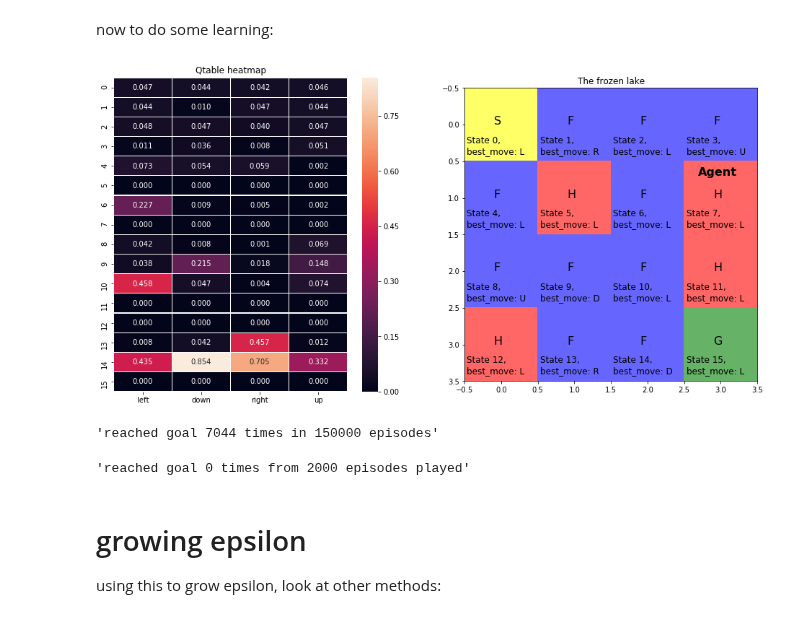
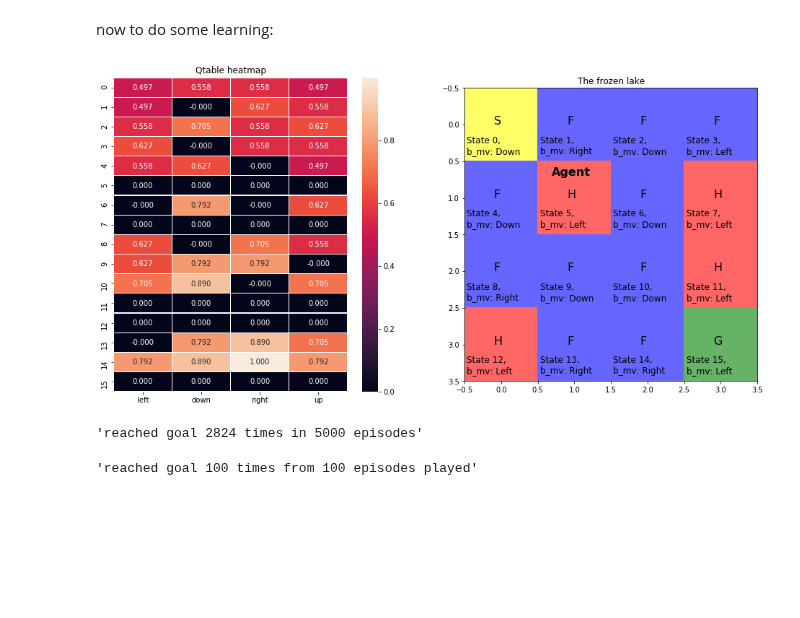
Before and after one commit to khalido/starai, a Jupyter notebook: notebooks/frozenlake.ipynb, the cells around one changed output. Cells and saved outputs as stored; diff of their text form; code cells hidden in the pictures; blank space fills up the shorter version.

Commit message:
solved non slippery frozen lake, todo: solve slippery version

```diff
--- a/notebooks/frozenlake.ipynb
+++ b/notebooks/frozenlake.ipynb
@@ -45,5 +56,5 @@ Lets make the environment and take a look at it:
 # %%
-env = gym.make('FrozenLake-v0')
+env = gym.make('FrozenLakeNotSlippery-v0')
 print(env.action_space, env.observation_space, env.reward_range)
 env.render()
 # %% [output]
@@ -63,7 +74,7 @@ direction = {0:"Left", 1: "Down", 2: "Right", 3: "Up"}
 env.render()
 sleep(0.3)
 
-for action in [1,1,1]:
+for action in [0,0,0]:
     observation, reward, done, info = env.step(action)
     clear_output(wait=True)
     env.render()
@@ -124,7 +136,6 @@ def viz(agent_state=0, lake=lake_4x4):
                 annot=True, fmt=".3f",
                 xticklabels="left down right up".split())
     ax1.set_title("Qtable heatmap")
-    clear_output(wait=True)
 
     # show the grid
 
@@ -145,10 +156,11 @@ def viz(agent_state=0, lake=lake_4x4):
                 ax2.annotate("Agent", xy=(char_num-0.31, row_num-0.3), fontsize=16, weight="bold")
 
             ax2.annotate(char, xy=(char_num-0.1, row_num), fontsize=16)
-            best_move = mv[np.argmax(qtable[state])]
-            ax2.annotate(f"State {state}, \nbest_move: {best_move}",
+            best_move = direction[np.argmax(qtable[state])]
+            ax2.annotate(f"State {state}, \nb_mv: {best_move}",
                          xy=(char_num-0.47, row_num+0.4), fontsize=12)
 
+    clear_output(wait=True)
     plt.show()
 
 viz()
@@ -161,56 +173,77 @@ now moving on to the function to update the q table after our agent takes a move
 
 The parameters:
 # %%
-episodes = 150000
-epsilon=0.8 # our max epsilon value, fix this so it increases slowly
-alpha = 0.81 # the learning rate
-gamma = 0.91 # the discount rate
+episodes = 5000
+epsilon = 0.8 # our max epsilon value, fix this so it increases slowly
+alpha = 0.75  # the learning rate
+gamma = 0.89  # the discount rate
 # %% [markdown]
 now to do some learning:
 # %%
 qtable = np.zeros((env.observation_space.n, env.action_space.n))
 
 def learn_greedy(episodes=episodes, show=False):
     """moves agent, updates qtable"""
 
     rate = 10 / episodes  # the rate at which to increase epsilon
     reached_goal = 0
 
     for i in range(episodes):
         state = env.reset()  # reset for each episode
         done = False
         ep = epsilon - epsilon * 1/(1 + rate*i) # grow epsilon from zero to max
 
         while not done:
             if np.random.random() < ep:
-                action = np.argmax(qtable[state])
+                if np.min(qtable[state]) == np.max(qtable[state]):
+                    action = env.action_space.sample()
+                else:
+                    action = np.argmax(qtable[state])
             else:
                 action = env.action_space.sample() # move in a random direction
 
             new_state, reward, done, info = env.step(action) # moved the agent
 
-            # update q table
-            qtable[state, action] += alpha * (reward + gamma * np.max(qtable[new_state])
-                                  - qtable[state, action])
+            # adding a small negative to the reward to compensate for
+            # holes and going off the board having zero rewards
+            # reward += -0.0001
+
+            # updating q table
+            q = qtable[state, action]
+
+            if done:
+                max_q = 0
+                reward += -0.0001
+            else:
+                max_q = np.max(qtable[new_state])
+
+            qtable[state, action] = q +  alpha * (reward + gamma * max_q - q)
+
             state = new_state
+
+        #print(new_state, reward, done, info, action)
+        #break
         if state == 15:
             reached_goal += 1
 
-        if i % 1000 == 0:
+        if show and (i % 2000 == 0):
             viz(state)
+            #env.render()
     env.close()
     return f"reached goal {reached_goal} times in {episodes} episodes"
 
-learn_greedy()
+learn_greedy(show=True)
+#print("Final state")
+#viz()
 # %% [output]
-[figure, old version]
+[figure, new version]
-'reached goal 7044 times in 150000 episodes'
+'reached goal 2824 times in 5000 episodes'
 # %%
 def play_greedy(episodes=1, epsilon=1, show=False):
+    reached_goal = 0
     for i in range(episodes):
         state = env.reset()  # reset for each episode
         done = False
-        reached_goal = 0
 
         while not done:
             if np.random.random() < epsilon:
@@ -224,10 +257,6 @@ def play_greedy(episodes=1, epsilon=1, show=False):
     env.close()
     return f"reached goal {reached_goal} times from {episodes} episodes played"
 
-play_greedy(episodes=2000, show=False)
+play_greedy(episodes=100, show=False)
 # %% [output]
-'reached goal 0 times from 2000 episodes played'
+'reached goal 100 times from 100 episodes played'
-# %% [markdown]
-# growing epsilon
-
-using this to grow epsilon, look at other methods:
```
Also changed, not shown: parts of 13 cells of this notebook.
